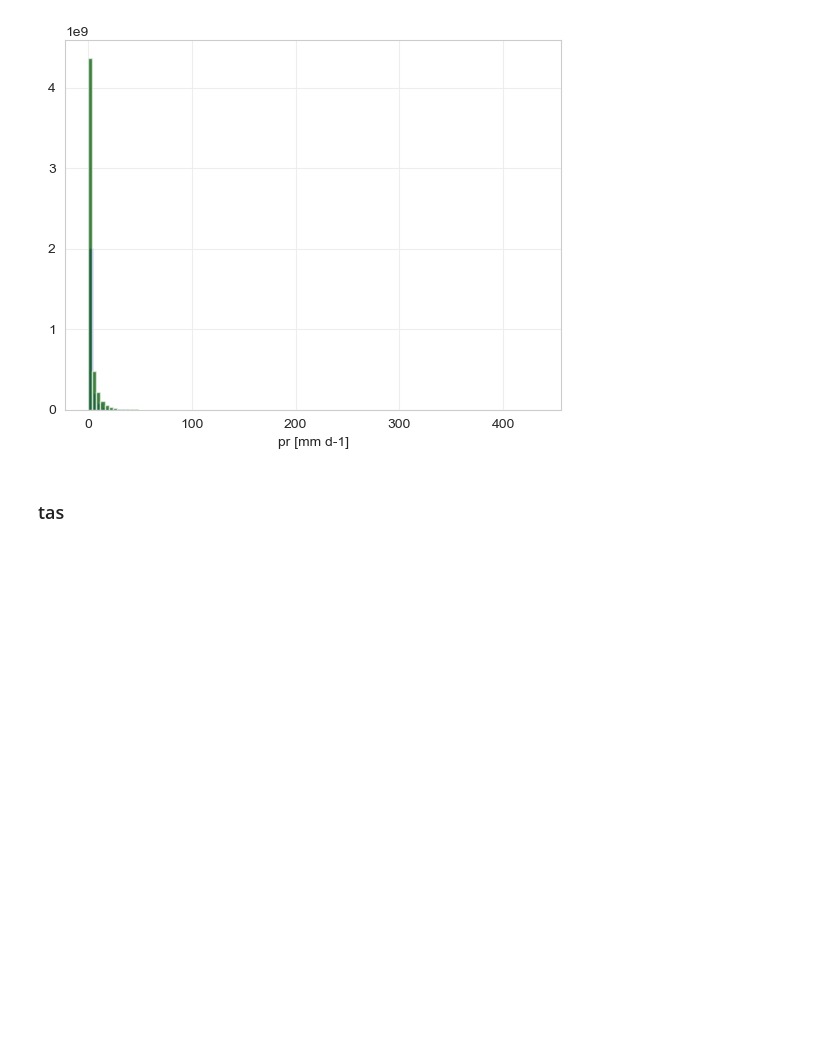
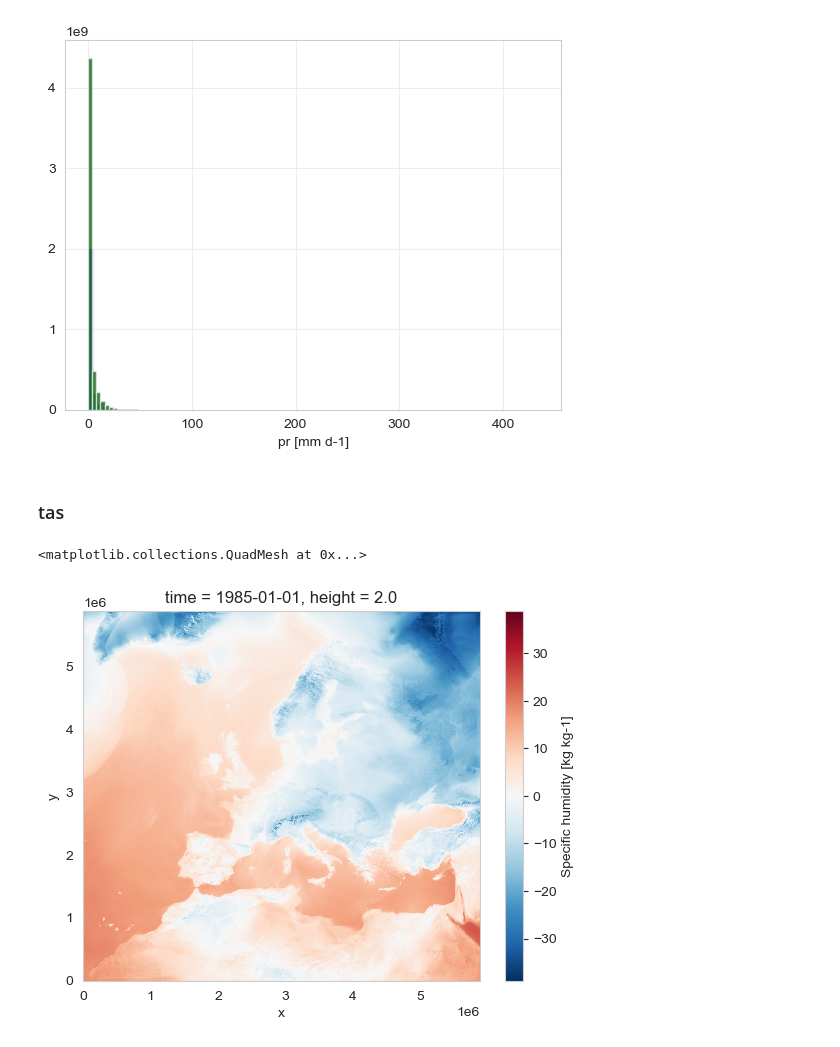
Before and after one commit to yasserhaddad/CORDEX2Energy, a Jupyter notebook: notebooks/pipeline_example.ipynb, the cells around one changed output. Cells and saved outputs as stored; diff of their text form; code cells hidden in the pictures; blank space fills up the shorter version.

```diff
--- a/notebooks/pipeline_example.ipynb
+++ b/notebooks/pipeline_example.ipynb
@@ -970,0 +991,5 @@ ds_tp.tp.attrs["units"] = "mm d-1"
+# %%
+xr.open_dataset("/net/exo/landclim/yhaddad/clim2energy-ch/cerra_processed/q/q_3hr_cerra_1985.nc").isel(time=0).q.plot()
+# %% [output]
+<matplotlib.collections.QuadMesh at 0x...>
+[figure, added]
```
Also changed, not shown: parts of 10 cells of this notebook, 17 other files.
